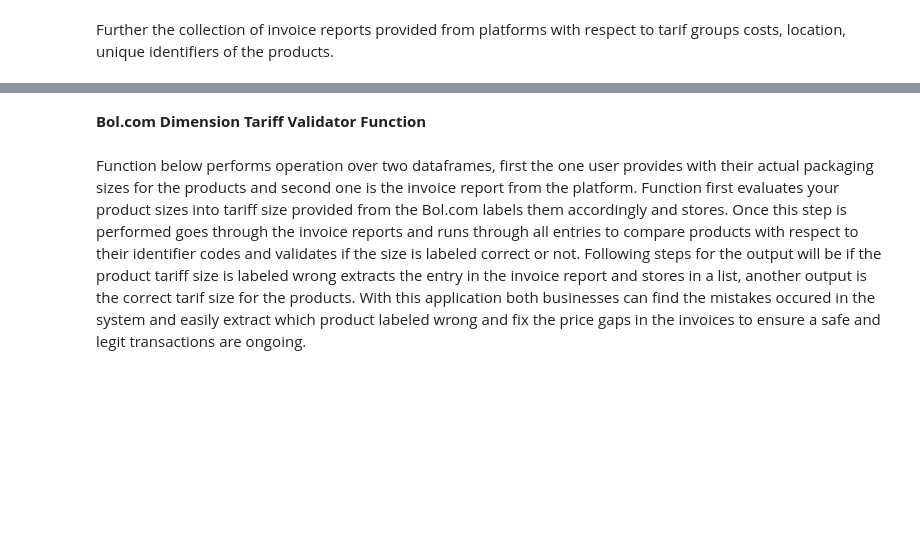
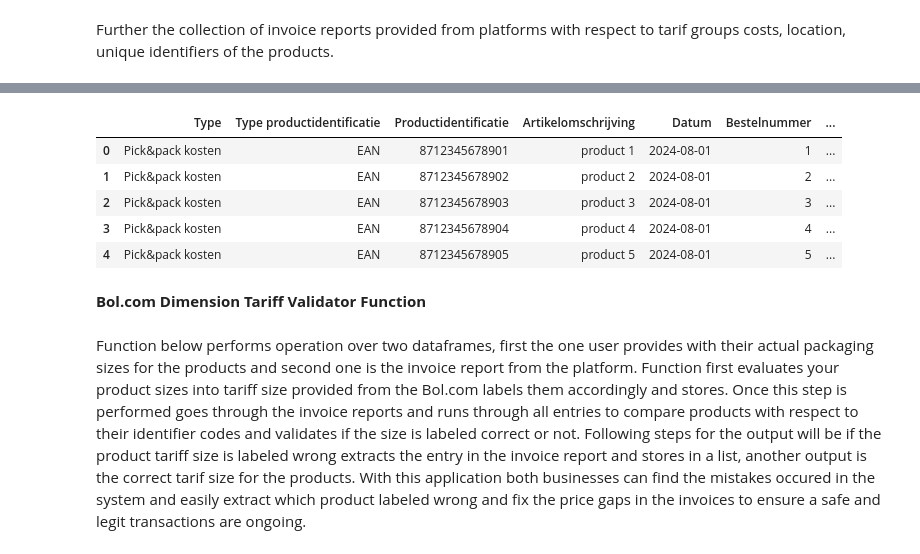
Before and after one commit to yumertekkeli/bol-tariff-validator, a Jupyter notebook: bol_tariff_validator.ipynb, the cells around one changed output, grey strips where cells are left out. Drawn from its saved outputs; the diff is of its cells as text; code cells hidden in the pictures; blank space fills up the shorter version.

```diff
--- a/bol_tariff_validator.ipynb
+++ b/bol_tariff_validator.ipynb
@@ -44,3 +55,13 @@ df.head()
+# %%
+df = pd.read_excel('example_data.xlsx')
+df.head()
+# %% [output]
+|  | Type | Type productidentificatie | Productidentificatie | Artikelomschrijving | Datum | Bestelnummer | ... |
+| 0 | Pick&pack kosten | EAN | 8712345678901 | product 1 | 2024-08-01 | 1 | ... |
+| 1 | Pick&pack kosten | EAN | 8712345678902 | product 2 | 2024-08-01 | 2 | ... |
+| 2 | Pick&pack kosten | EAN | 8712345678903 | product 3 | 2024-08-01 | 3 | ... |
+| 3 | Pick&pack kosten | EAN | 8712345678904 | product 4 | 2024-08-01 | 4 | ... |
+| 4 | Pick&pack kosten | EAN | 8712345678905 | product 5 | 2024-08-01 | 5 | ... |
 # %% [markdown]
 **Bol.com Dimension Tariff Validator Function**
 # %% [markdown]
```
Also changed, not shown: parts of 11 cells of this notebook, 7 other files.
